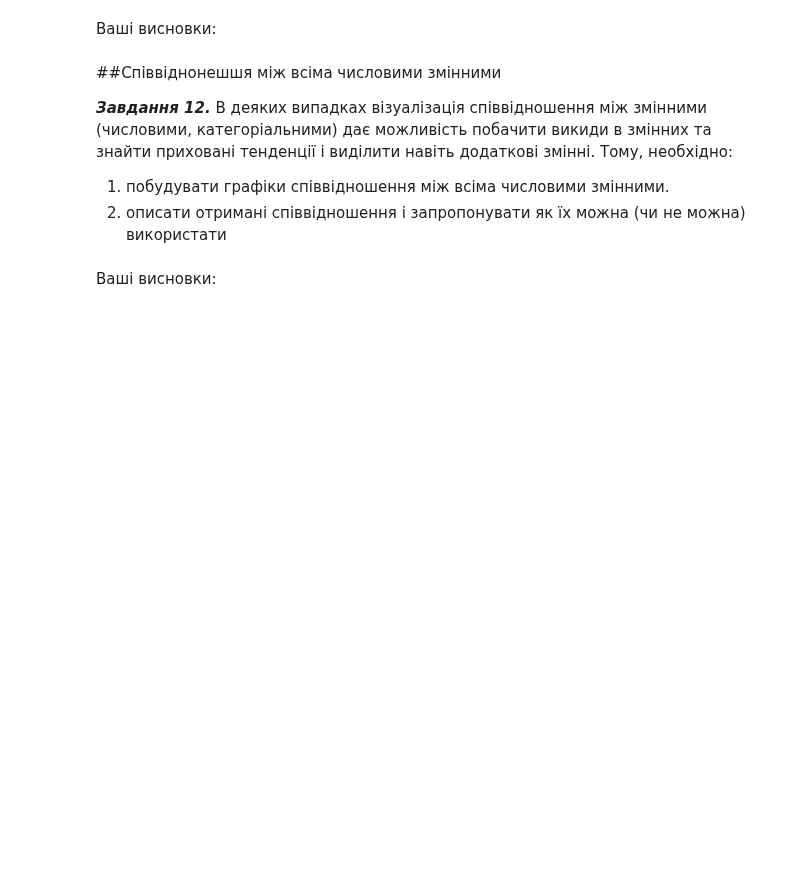
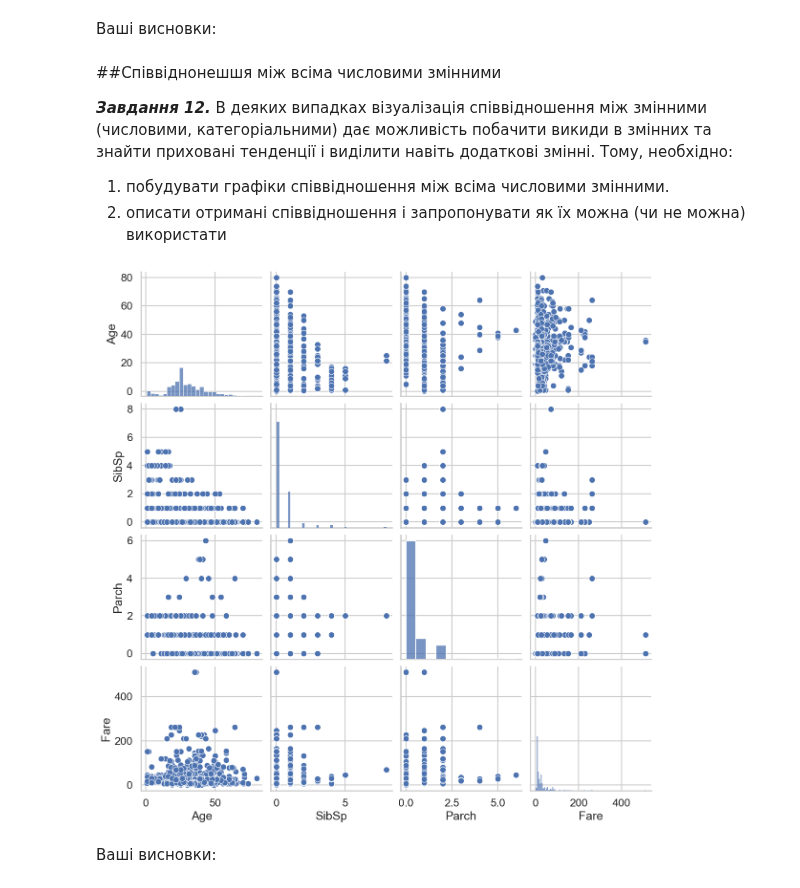
Before and after one commit to Prosik2205/OSHI, a Jupyter notebook: Task3_basic_ai_ad_prosimyak_oleksander.ipynb, the cells around one changed output. Drawn from its saved outputs; the diff is of its cells as text; code cells hidden in the pictures; blank space fills up the shorter version.

```diff
--- a/Task3_basic_ai_ad_prosimyak_oleksander.ipynb
+++ b/Task3_basic_ai_ad_prosimyak_oleksander.ipynb
@@ -252,3 +272,8 @@ print(dataset[['Family_size', 'Alone']])
+# %%
+sns.pairplot(dataset[['Age', 'SibSp', 'Parch', 'Fare']],height=3)
+plt.show()
+# %% [output]
+[figure, added]
 # %% [markdown]
 Ваші висновки:
 # %% [markdown]
```
Also changed, not shown: parts of 5 cells of this notebook.
